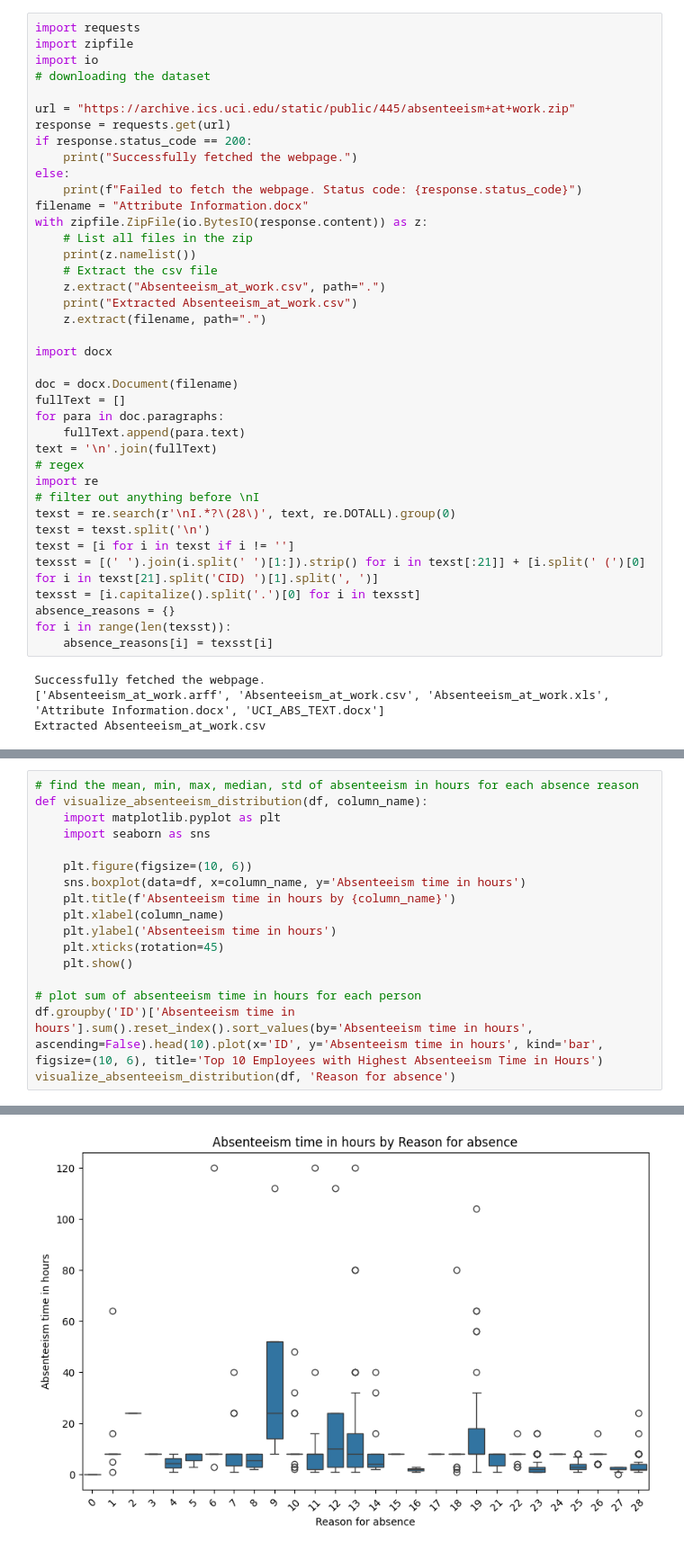
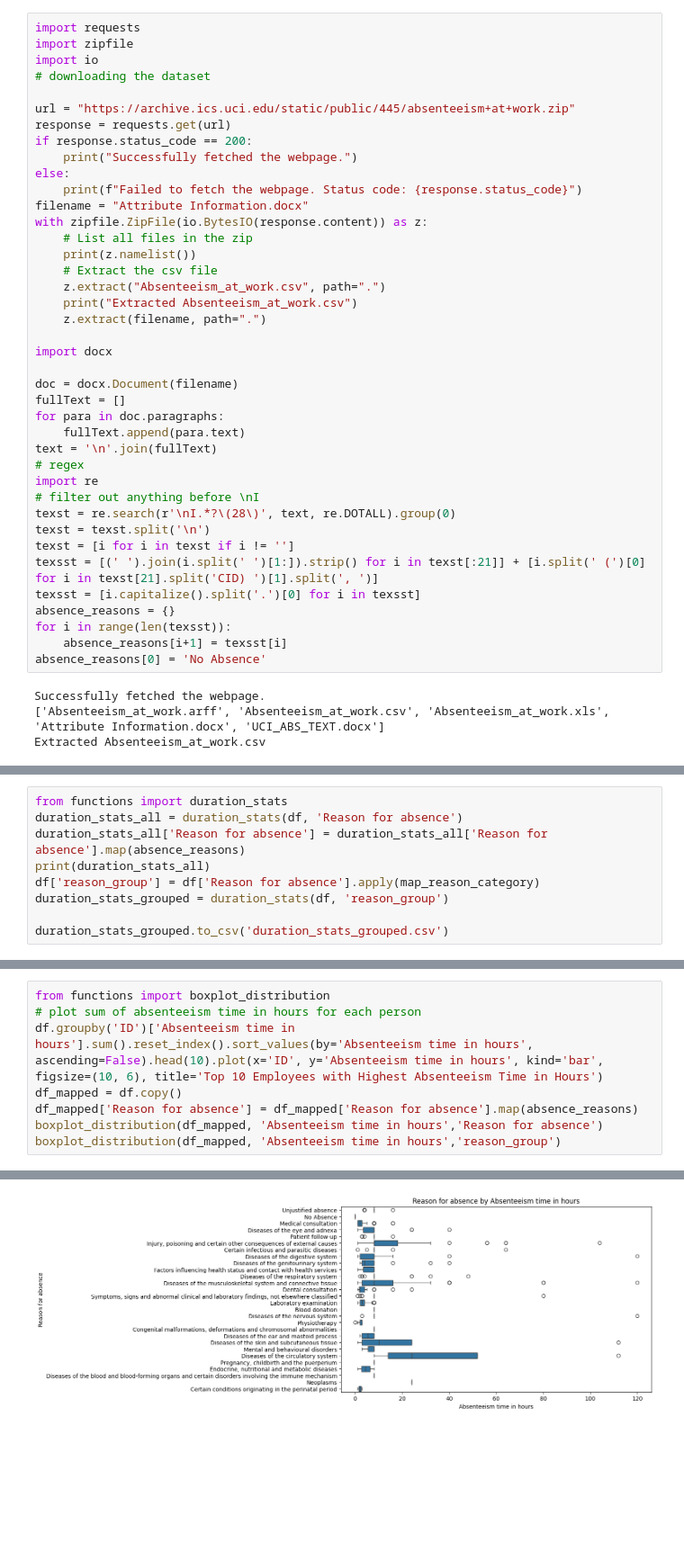
Before and after one commit to githubtijn2002/Absenteeism, a Jupyter notebook: EA.ipynb, the cells around one changed output, grey strips where cells are left out. Shown at 90% size. Saved outputs shown, nothing was run; the diff lists cells and outputs as text; blank space fills up the shorter version.

```diff
--- a/EA.ipynb
+++ b/EA.ipynb
@@ -36,7 +36,8 @@ texsst = [(' ').join(i.split(' ')[1:]).strip() for i in texst[:21]] + [i.split('
 texsst = [i.capitalize().split('.')[0] for i in texsst]
 absence_reasons = {}
 for i in range(len(texsst)):
-    absence_reasons[i] = texsst[i]
+    absence_reasons[i+1] = texsst[i]
+absence_reasons[0] = 'No Absence'
 # %% [output]
 Successfully fetched the webpage.
 ['Absenteeism_at_work.arff', 'Absenteeism_at_work.csv', 'Absenteeism_at_work.xls', 'Attribute Information.docx', 'UCI_ABS_TEXT.docx']
@@ -60,0 +71,9 @@ def visualize_data_distribution(df, column_name):
+# %%
+from functions import duration_stats
+duration_stats_all = duration_stats(df, 'Reason for absence')
+duration_stats_all['Reason for absence'] = duration_stats_all['Reason for absence'].map(absence_reasons)
+print(duration_stats_all)
+df['reason_group'] = df['Reason for absence'].apply(map_reason_category)
+duration_stats_grouped = duration_stats(df, 'reason_group')
+
+duration_stats_grouped.to_csv('duration_stats_grouped.csv')
@@ -61,20 +100,11 @@ def visualize_data_distribution(df, column_name):
 # %%
-# find the mean, min, max, median, std of absenteeism in hours for each absence reason
-def visualize_absenteeism_distribution(df, column_name):
-    import matplotlib.pyplot as plt
-    import seaborn as sns
-
-    plt.figure(figsize=(10, 6))
-    sns.boxplot(data=df, x=column_name, y='Absenteeism time in hours')
-    plt.title(f'Absenteeism time in hours by {column_name}')
-    plt.xlabel(column_name)
-    plt.ylabel('Absenteeism time in hours')
-    plt.xticks(rotation=45)
-    plt.show()
-
+from functions import boxplot_distribution
 # plot sum of absenteeism time in hours for each person
 df.groupby('ID')['Absenteeism time in hours'].sum().reset_index().sort_values(by='Absenteeism time in hours', ascending=False).head(10).plot(x='ID', y='Absenteeism time in hours', kind='bar', figsize=(10, 6), title='Top 10 Employees with Highest Absenteeism Time in Hours')
-visualize_absenteeism_distribution(df, 'Reason for absence')
+df_mapped = df.copy()
+df_mapped['Reason for absence'] = df_mapped['Reason for absence'].map(absence_reasons)
+boxplot_distribution(df_mapped, 'Absenteeism time in hours','Reason for absence')
+boxplot_distribution(df_mapped, 'Absenteeism time in hours','reason_group')
 # %% [output]
 [figure]
-[figure, old version]
+[figure, new version]
```
Also changed, not shown: parts of 20 cells of this notebook, 4 other files.
